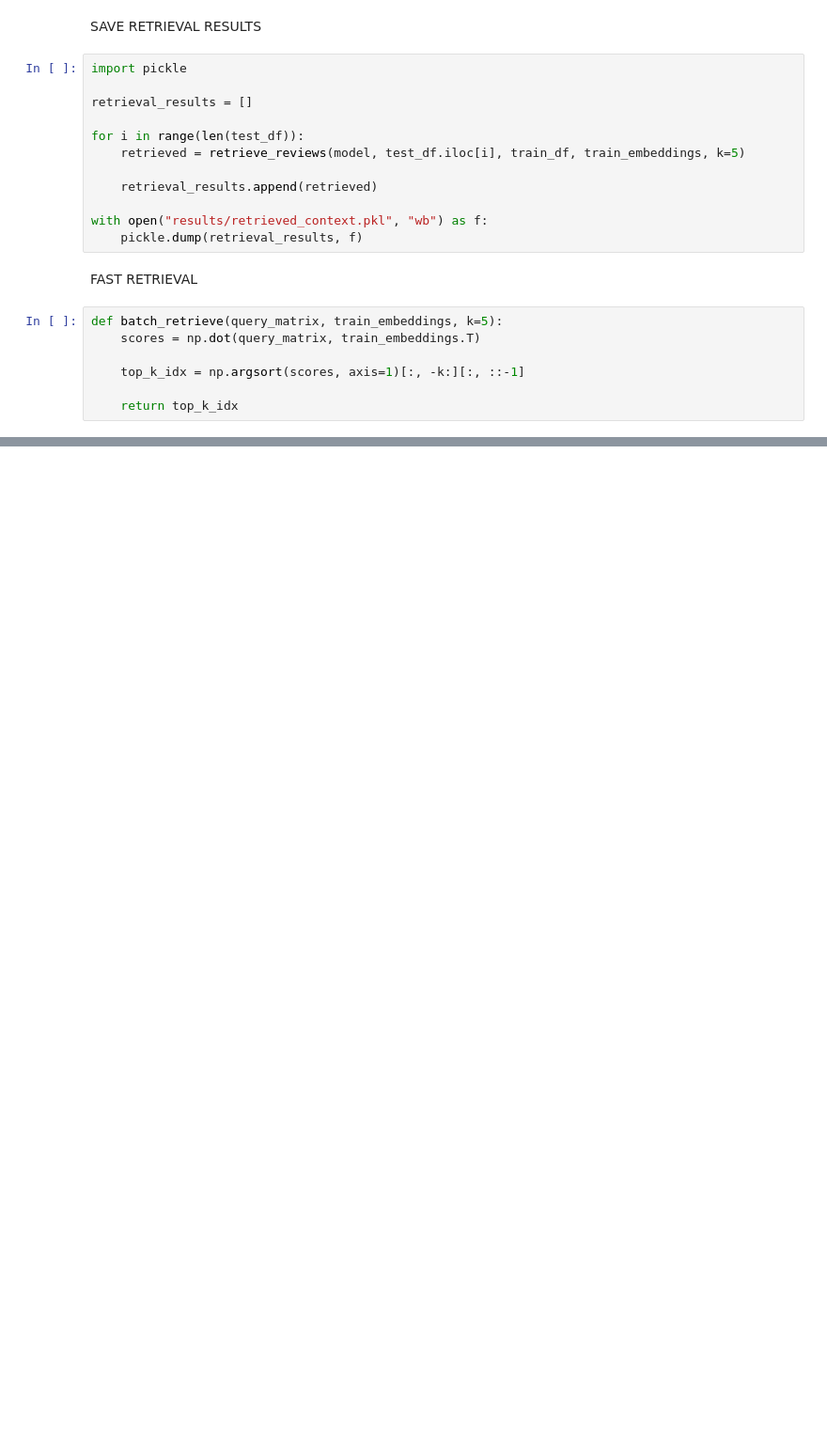
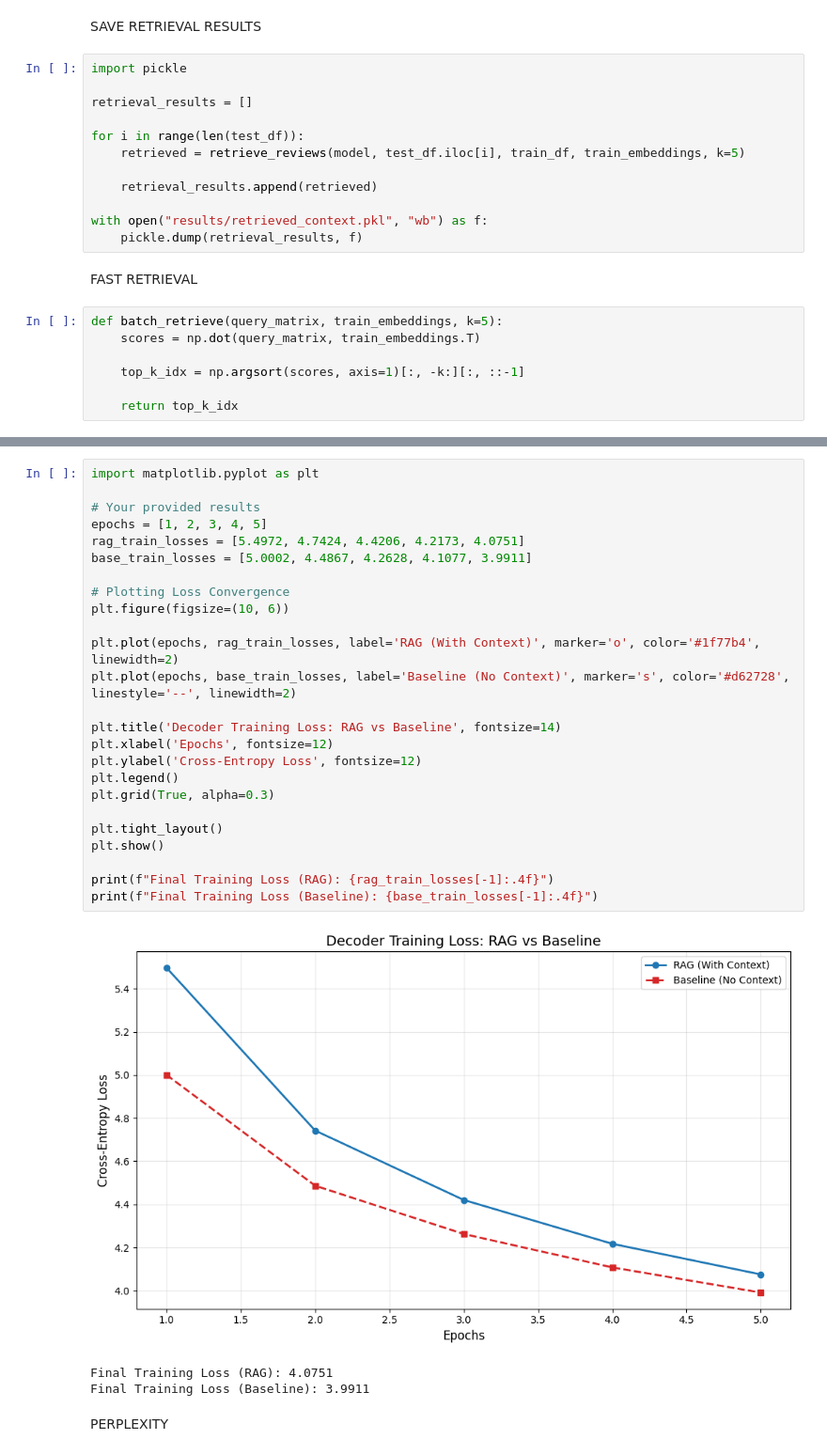
Before and after one commit to aneeqahabib/i23-2631-NLP-Assignment3, a Jupyter notebook: i232631-NLP-Assignment3.ipynb, the cells around one changed output, grey strips where cells are left out. Shown at 94% size. Cells and saved outputs as stored; diff of their text form; blank space fills up the shorter version.

Commit message:
Decoder & RAG Pipeline completed

```diff
--- a/i232631-NLP-Assignment3.ipynb
+++ b/i232631-NLP-Assignment3.ipynb
@@ -536,0 +849,31 @@ def batch_retrieve(query_matrix, train_embeddings, k=5):
+# %%
+import matplotlib.pyplot as plt
+
+# Your provided results
+epochs = [1, 2, 3, 4, 5]
+rag_train_losses = [5.4972, 4.7424, 4.4206, 4.2173, 4.0751]
+base_train_losses = [5.0002, 4.4867, 4.2628, 4.1077, 3.9911]
+
+# Plotting Loss Convergence
+plt.figure(figsize=(10, 6))
+
+plt.plot(epochs, rag_train_losses, label='RAG (With Context)', marker='o', color='#1f77b4', linewidth=2)
+plt.plot(epochs, base_train_losses, label='Baseline (No Context)', marker='s', color='#d62728', linestyle='--', linewidth=2)
+
+plt.title('Decoder Training Loss: RAG vs Baseline', fontsize=14)
+plt.xlabel('Epochs', fontsize=12)
+plt.ylabel('Cross-Entropy Loss', fontsize=12)
+plt.legend()
+plt.grid(True, alpha=0.3)
+
+plt.tight_layout()
+plt.show()
+
+print(f"Final Training Loss (RAG): {rag_train_losses[-1]:.4f}")
+print(f"Final Training Loss (Baseline): {base_train_losses[-1]:.4f}")
+# %% [output]
+[figure, added]
+Final Training Loss (RAG): 4.0751
+Final Training Loss (Baseline): 3.9911
+# %% [markdown]
+PERPLEXITY
```
Also changed, not shown: parts of 49 cells of this notebook.
